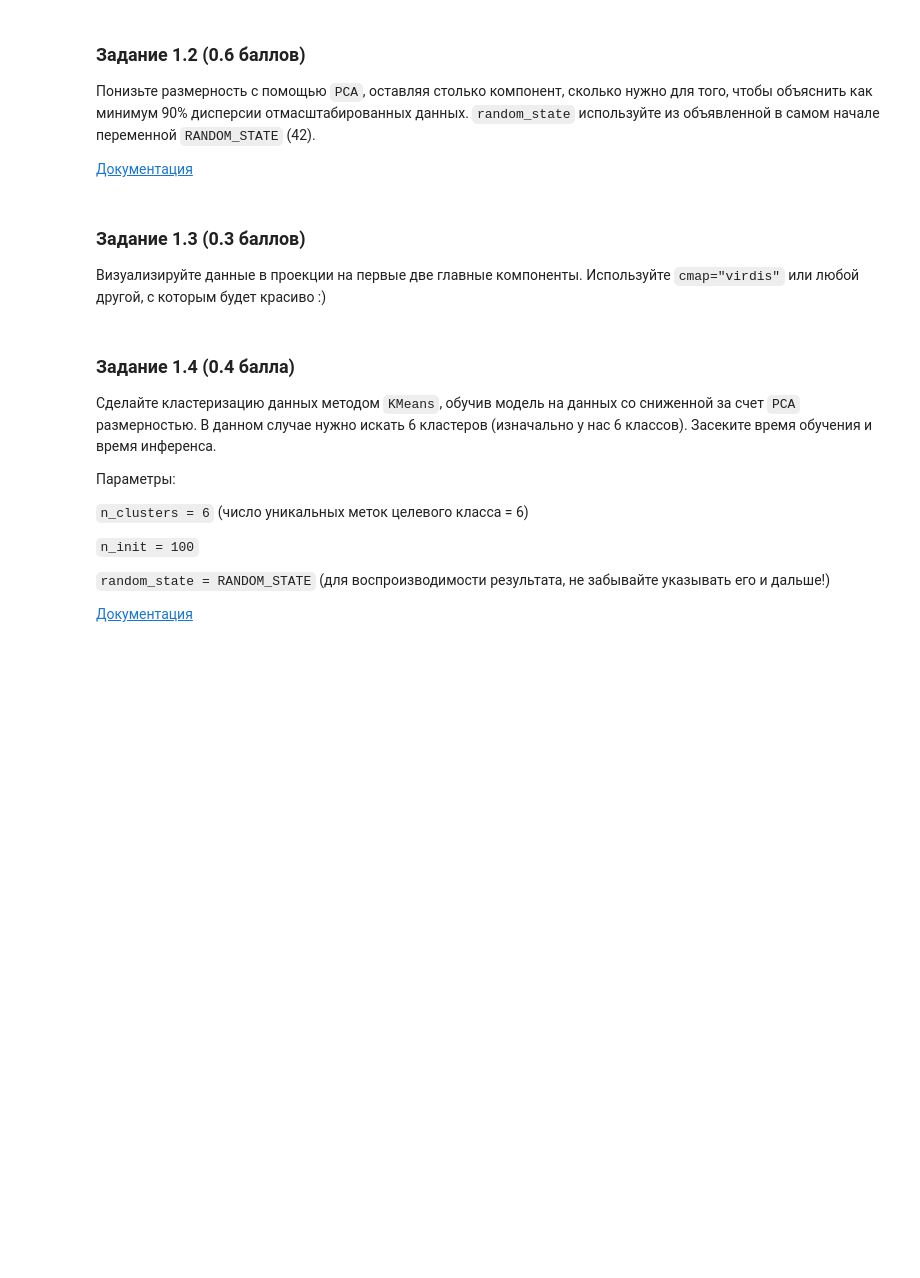
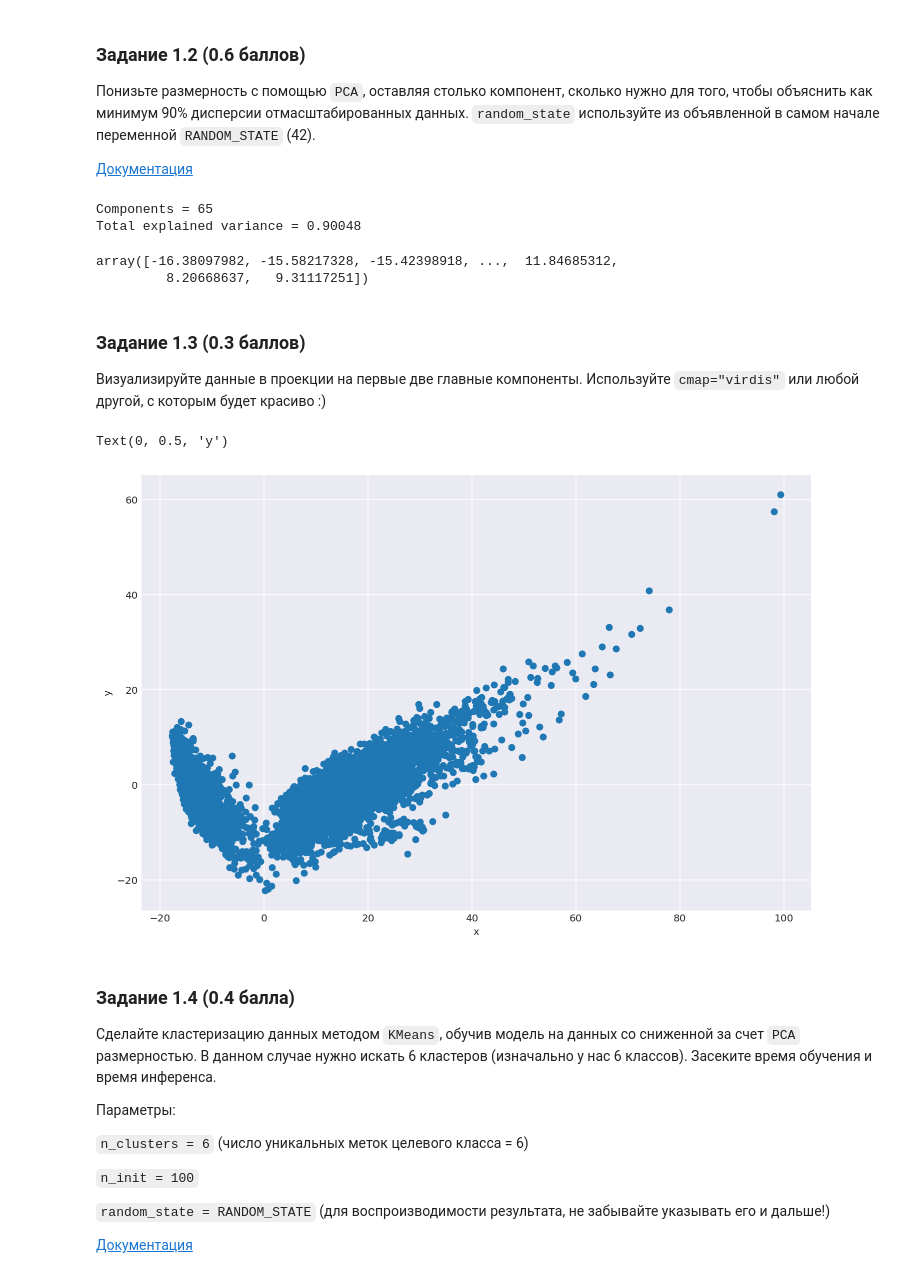
Before and after one commit to Kulikov17/MLDS_ML, a Jupyter notebook: HW4/clustering.ipynb, the cells around one changed output. Drawn from its saved outputs; the diff is of its cells as text; code cells hidden in the pictures; blank space fills up the shorter version.

```diff
--- a/HW4/clustering.ipynb
+++ b/HW4/clustering.ipynb
@@ -63,2 +41,16 @@ y =
+# %%
+def read_data(filename, cast_func):
+  with open(root_path + filename) as f:
+    file_data = f.readlines()
+
+    df = []
+    for line in file_data:
+      preprocess_line = line.replace('\n', '').split(' ')
+      df.append([cast_func(x) for x in preprocess_line if x != ''])
+
+  return df
+# %%
+X = read_data('samsung_train.txt', float) + read_data('samsung_test.txt', float)
+y = read_data('samsung_train_labels.txt', int) + read_data('samsung_test_labels.txt', int)
 # %%
 np.unique(y)
@@ -84,3 +74,8 @@ X_scaled =
+# %%
+from sklearn.preprocessing import StandardScaler
+
+scaler = StandardScaler()
+X_scaled = scaler.fit_transform(X)
 # %% [markdown]
 ### Задание 1.2 (0.6 баллов)
 
@@ -94,3 +85,19 @@ X_pca =
+# %%
+from sklearn.decomposition import PCA
+
+pca = PCA(n_components=0.90, svd_solver='full', random_state=RANDOM_STATE)
+X_pca = pca.fit_transform(X_scaled)
+# %%
+print("Components =", pca.n_components_)
+print("Total explained variance =", round(pca.explained_variance_ratio_.sum(),5))
+# %% [output]
+Components = 65
+Total explained variance = 0.90048
+# %%
+X_pca[..., 0]
+# %% [output]
+array([-16.38097982, -15.58217328, -15.42398918, ...,  11.84685312,
+         8.20668637,   9.31117251])
 # %% [markdown]
 ### Задание 1.3 (0.3 баллов)
 
@@ -101,3 +105,11 @@ plt.scatter()
+# %%
+plt.figure(figsize=(12,8))
+plt.scatter(X_pca[...,0], X_pca[...,1], cmap='viridis')
+plt.xlabel('x')
+plt.ylabel('y')
+# %% [output]
+Text(0, 0.5, 'y')
+[figure, added]
 # %% [markdown]
 ### Задание 1.4 (0.4 балла)
 
```
Also changed, not shown: parts of 9 cells of this notebook.
